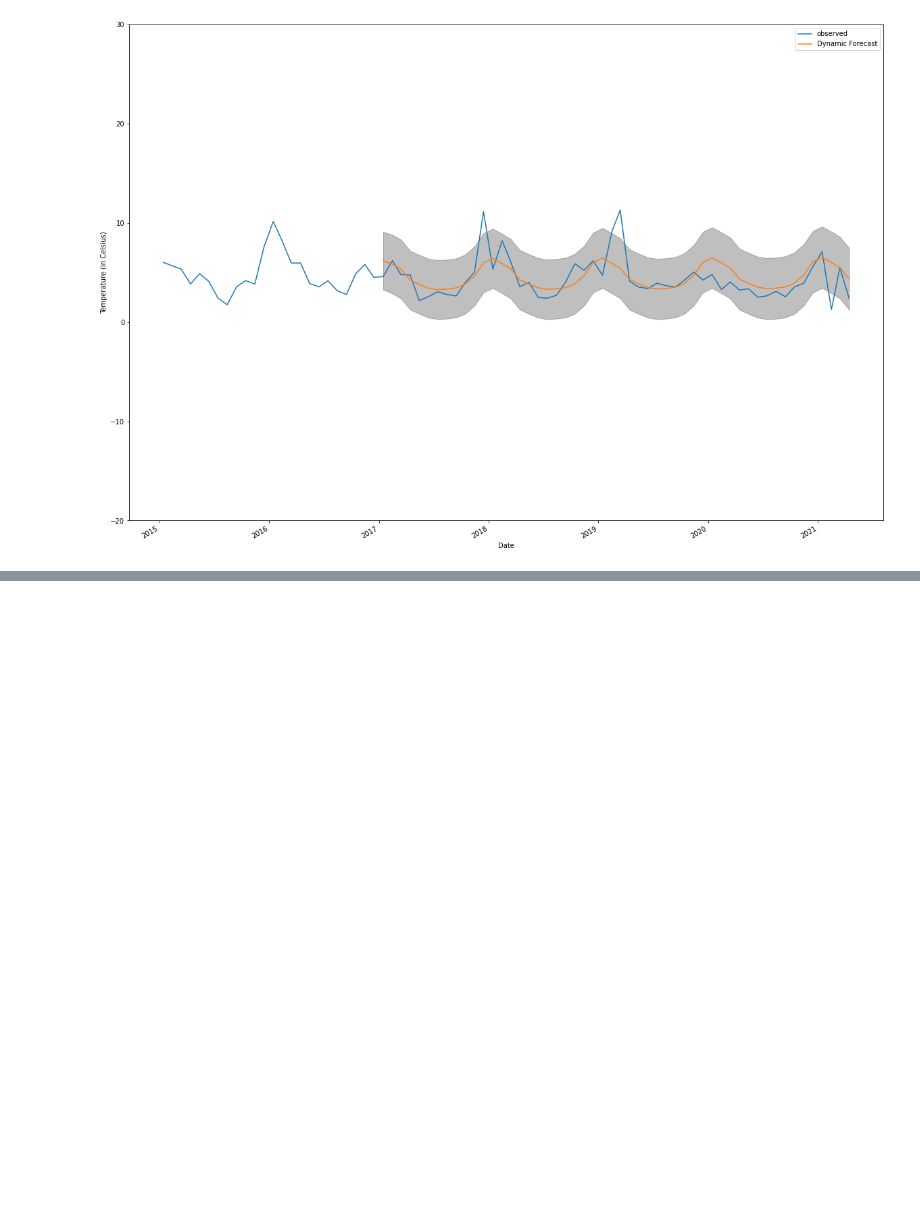
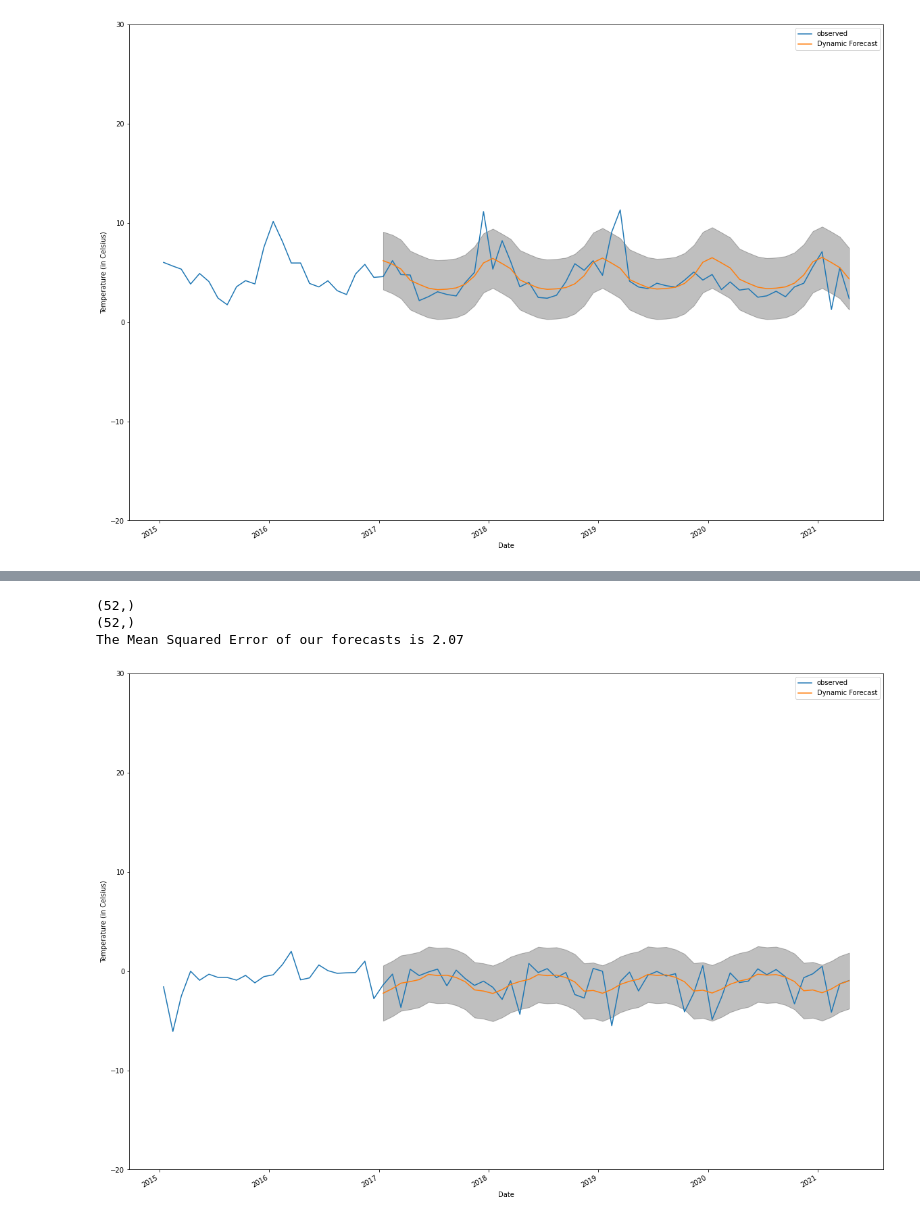
Before and after one commit to rubenkerkhofs/modern-data-analytics, a Jupyter notebook: Mitja Code/Code Final.ipynb, the cells around one changed output, grey strips where cells are left out. Cells and saved outputs as stored; diff of their text form; code cells hidden in the pictures; blank space fills up the shorter version.

```diff
--- a/Mitja Code/Code Final.ipynb
+++ b/Mitja Code/Code Final.ipynb
@@ -789,0 +904,31 @@ plt.show()
+# %%
+y_forecasted = pred.predicted_mean
+y_truth = one_step_df.Minactual['2017-01-15':]
+print(y_forecasted.shape)
+print(y_truth.shape)
+# Compute the mean square error
+mse = MSE(y_truth, y_forecasted, squared=True)
+print('The Mean Squared Error of our forecasts is {}'.format(round(mse, 2)))
+# %% [output]
+(52,)
+(52,)
+The Mean Squared Error of our forecasts is 2.07
+# %%
+pred_dynamic = results.get_prediction(start=pd.to_datetime('2017-01-15'), dynamic=True, full_results=True)
+pred_dynamic_ci = pred_dynamic.conf_int()
+# %%
+ax = one_step_df.Minactual['2015':].plot(label='observed', figsize=(20, 15))
+pred_dynamic.predicted_mean.plot(label='Dynamic Forecast', ax=ax)
+
+ax.fill_between(pred_dynamic_ci.index,
+                pred_dynamic_ci.iloc[:, 0],
+                pred_dynamic_ci.iloc[:, 1], color='k', alpha=.25)
+
+
+ax.set_xlabel('Date')
+ax.set_ylabel('Temperature (in Celsius)')
+plt.ylim([-20,30])
+plt.legend()
+plt.show()
+# %% [output]
+[figure, added]
```
Also changed, not shown: parts of 17 cells of this notebook.
